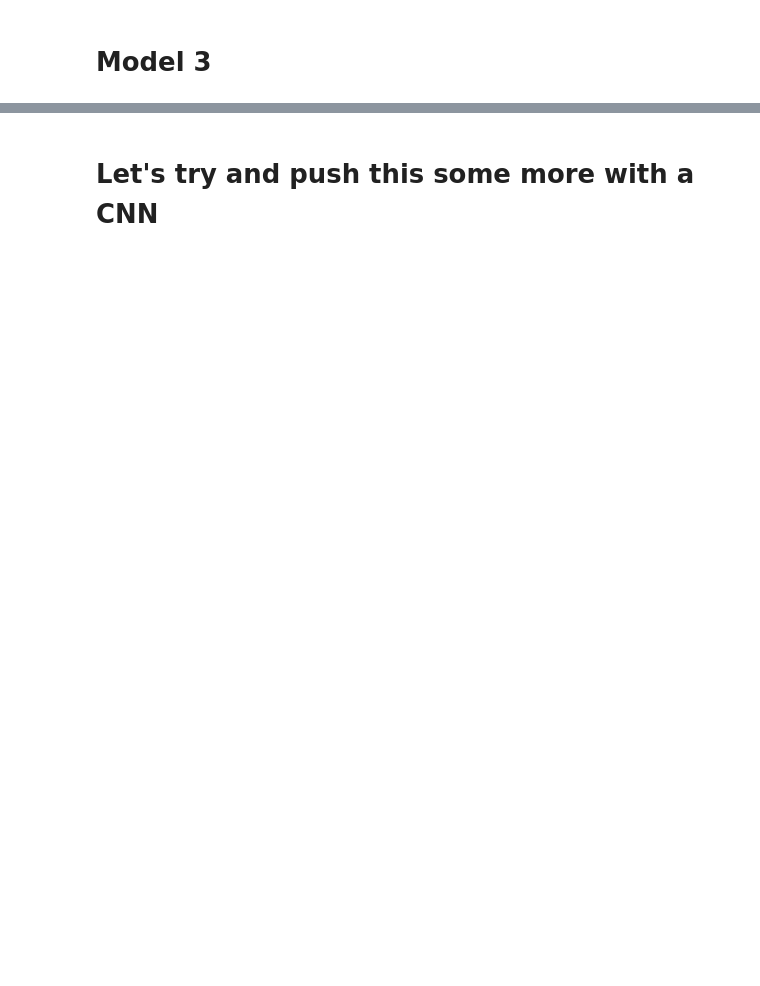
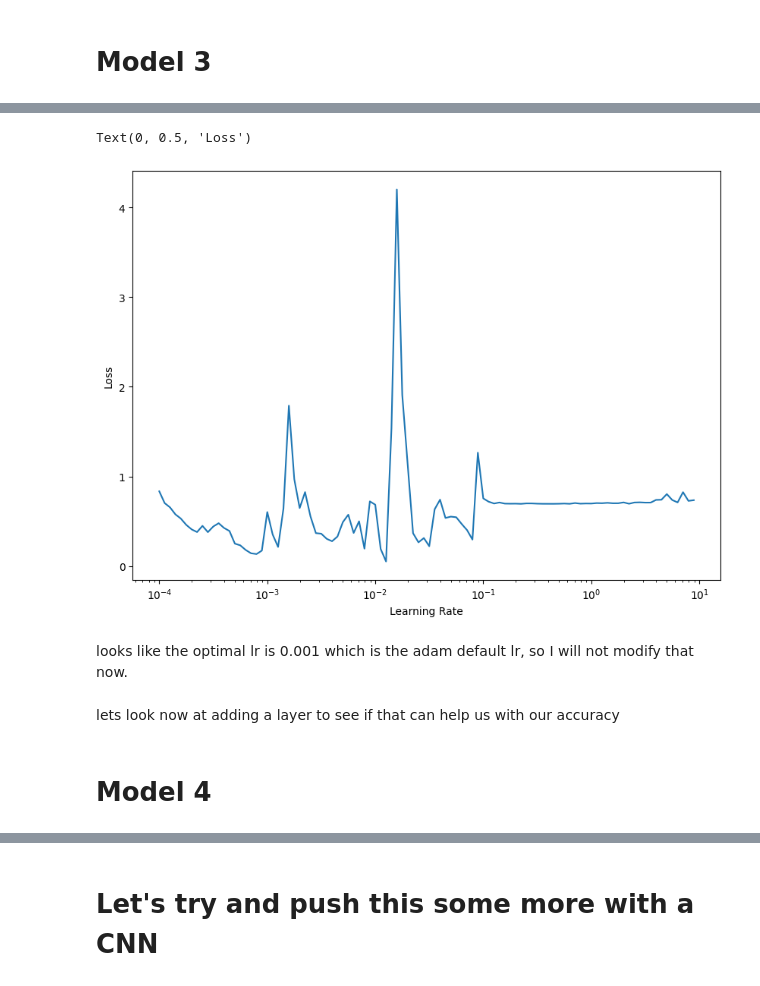
Before and after one commit to jmclaughlin0/haemorrhage, a Jupyter notebook: Basic_Haemorrhage_DL.ipynb, the cells around one changed output, grey strips where cells are left out. Cells and saved outputs as stored; diff of their text form; code cells hidden in the pictures; blank space fills up the shorter version.

```diff
--- a/Basic_Haemorrhage_DL.ipynb
+++ b/Basic_Haemorrhage_DL.ipynb
@@ -293,0 +318,16 @@ model_2.evaluate(X_test_scale, y_test)
+# %%
+lrs = 1e-4 * 10**(tf.range(100)/20)
+
+plt.figure(figsize = (10, 7))
+plt.semilogx(lrs, history_3.history['loss'])
+plt.xlabel('Learning Rate')
+plt.ylabel('Loss')
+# %% [output]
+Text(0, 0.5, 'Loss')
+[figure, added]
+# %% [markdown]
+looks like the optimal lr is 0.001 which is the adam default lr, so I will not modify that now.
+# %% [markdown]
+lets look now at adding a layer to see if that can help us with our accuracy
+# %% [markdown]
+# Model 4
```
Also changed, not shown: parts of 26 cells of this notebook.
